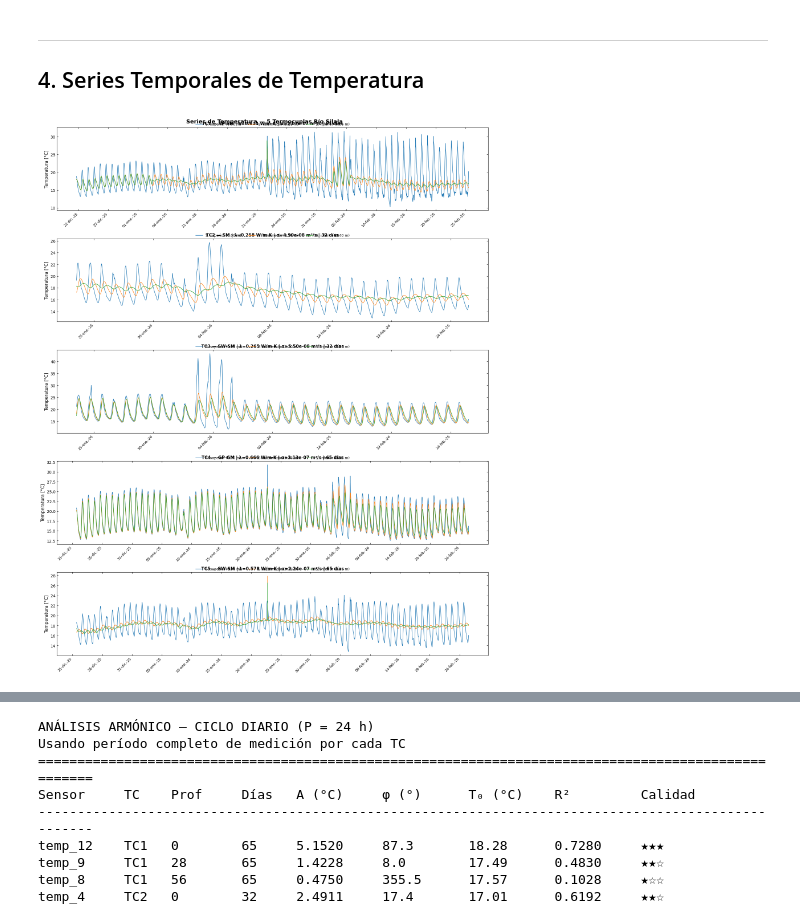
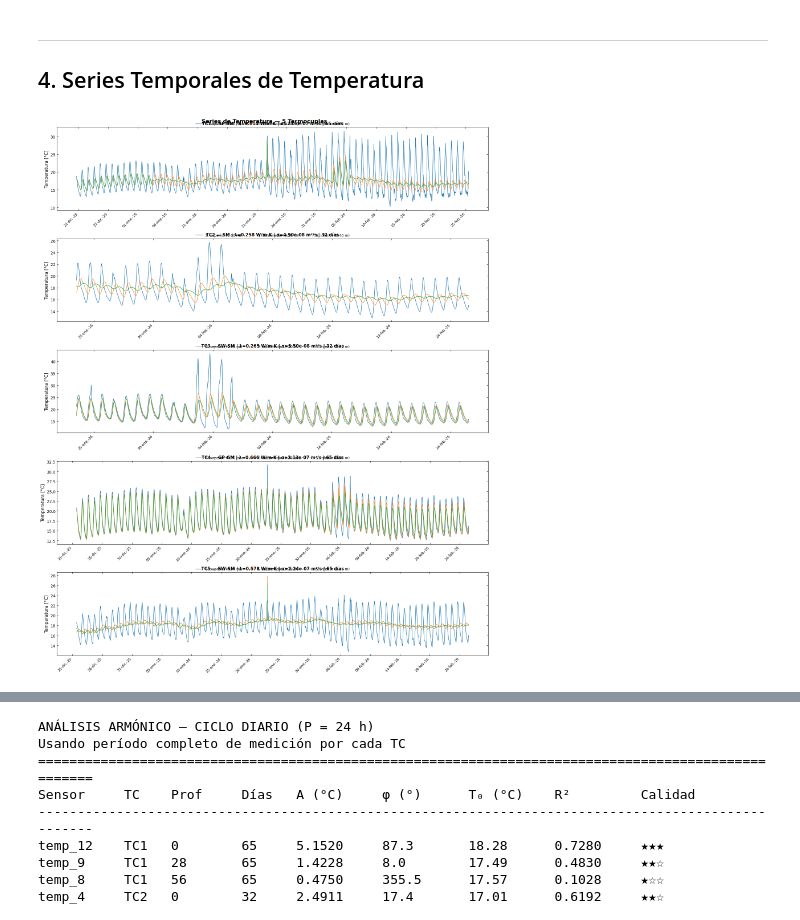
Before and after one commit to FlowHydroTech/Hidrologia-Termocuplas-BH, a Jupyter notebook: notebooks/05A_datos_terreno.ipynb, the cells around one changed output, grey strips where cells are left out. Cells and saved outputs as stored; diff of their text form; code cells hidden in the pictures.

```diff
--- a/notebooks/05A_datos_terreno.ipynb
+++ b/notebooks/05A_datos_terreno.ipynb
@@ -417,35 +417,35 @@ for ax, tc_name in zip(axes, ACTIVE_TCS):
     ax.set_facecolor('white')
 
     tc_start = pd.Timestamp(TC_PERIODS[tc_name][0])
     tc_end = pd.Timestamp(TC_PERIODS[tc_name][1])
 
     for pos in ['surface', 'intermediate', 'deep']:
         label = tc_map[pos]
         d_m = depths_m[label]
         mask = (df_raw['fecha'] >= tc_start) & (df_raw['fecha'] <= tc_end)
         df_plot = df_raw[mask].dropna(subset=[label])
         ax.plot(df_plot['fecha'], df_plot[label], color=tc_colors_matlab[pos],
                 linewidth=1.0, label=f"{pos_labels[pos]} ({d_m:.2f} m)")
 
     p = THERMAL_PARAMS_LAB[tc_name]
     dias = (tc_end - tc_start).days
     ax.set_ylabel('Temperatura [°C]', fontsize=11)
     ax.set_title(f'{tc_name} — {p["USCS"]} | λ={p["lambda_sediment"]:.3f} W/m·K | '
                  f'α={p["alpha_e"]:.2e} m²/s | {dias} días', fontsize=11, fontweight='bold')
     ax.legend(loc='upper center', ncol=3, fontsize=9, frameon=False, bbox_to_anchor=(0.5, 1.10))
     ax.xaxis.set_major_formatter(mdates.DateFormatter(DATE_FMT))
     ax.xaxis.set_major_locator(mdates.DayLocator(interval=5))
     plt.setp(ax.xaxis.get_majorticklabels(), rotation=45, ha='right', fontsize=9)
     for spine in ax.spines.values(): spine.set_visible(True)
     ax.tick_params(direction='in', top=True, right=True)
     ax.grid(False)
 
-plt.suptitle('Series de Temperatura — 5 Termocuplas Río Silala', fontsize=14, fontweight='bold')
+plt.suptitle('Series de Temperatura — 5 Termocuplas', fontsize=14, fontweight='bold')
 plt.tight_layout()
 plt.savefig(str(img_dir / 'series_05A_hatch.png'), dpi=150, bbox_inches='tight', facecolor='white')
 plt.show()
 # %% [output]
-[figure, old version]
+[figure, new version]
 # %% [markdown]
 ---
 ## 5. Análisis Armónico — Extracción de Amplitud y Fase (60 días)
```
Also changed, not shown: parts of 6 cells of this notebook, 3 other files.
